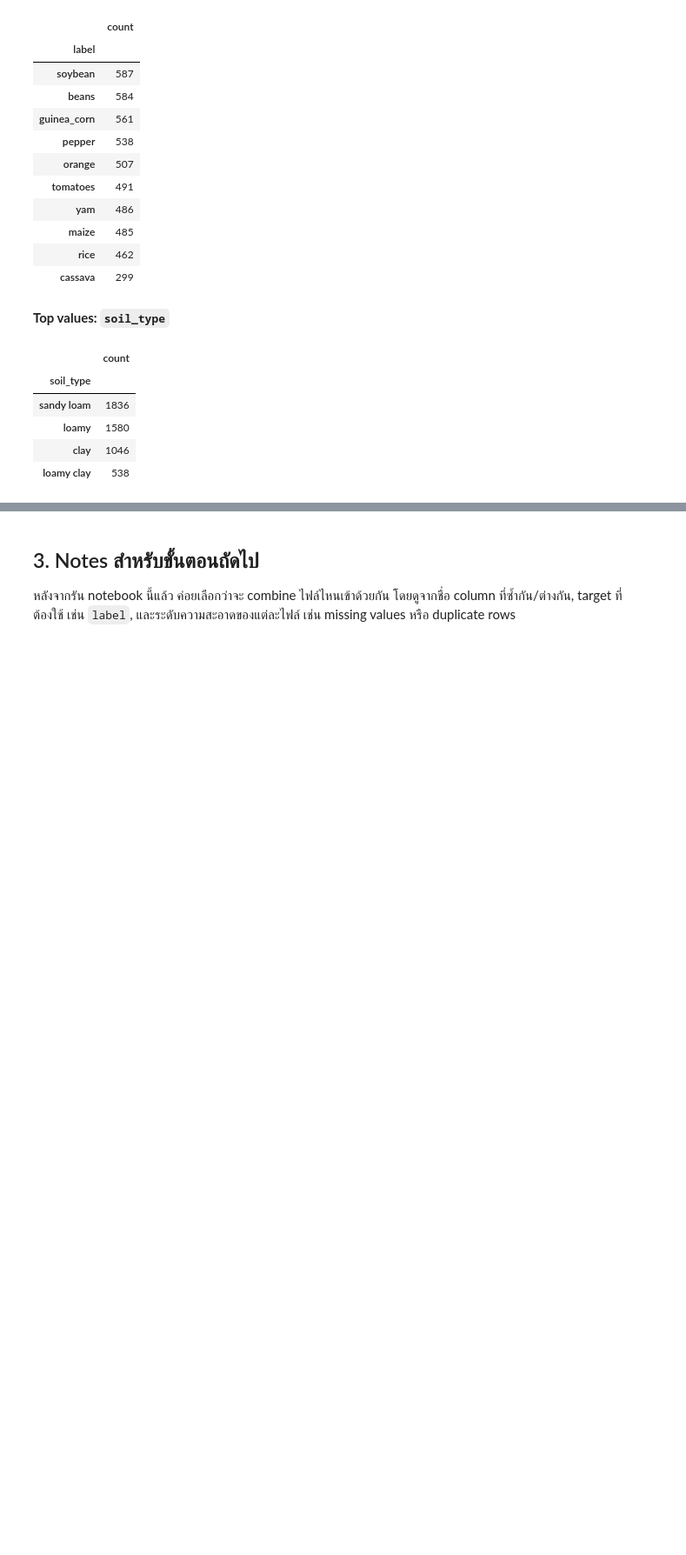
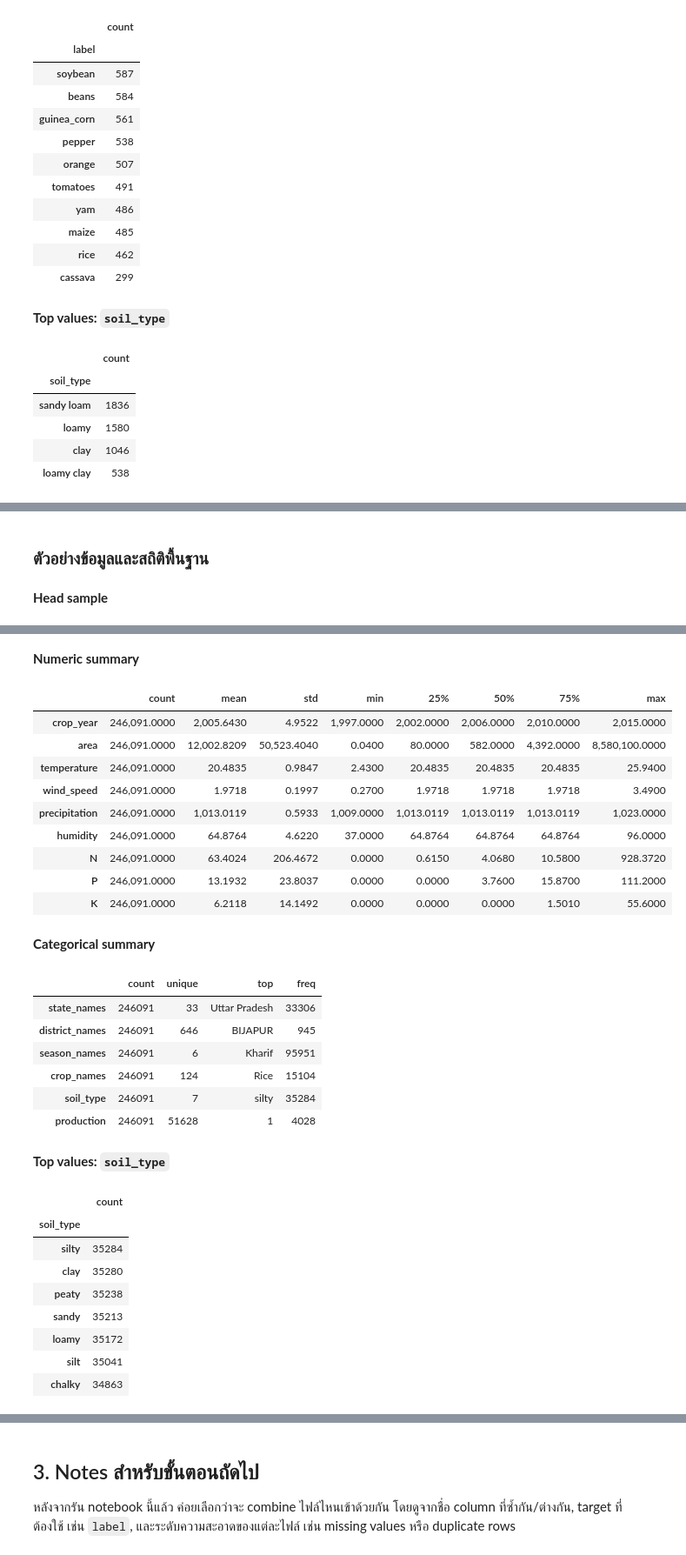
Before and after one commit to 01aptx01/crop-recommendation-system-for-smart-farming, a Jupyter notebook: eda.ipynb, the cells around one changed output, grey strips where cells are left out. Shown at 87% size. Saved outputs shown, nothing was run; the diff lists cells and outputs as text; code cells hidden in the pictures; blank space fills up the shorter version.

```diff
--- a/eda.ipynb
+++ b/eda.ipynb
@@ -922,0 +970,6 @@ display_samples_and_stats(df_09)
+# %%
+# File 10: ดูตัวอย่างข้อมูลและสถิติพื้นฐาน
+display_samples_and_stats(df_10)
+# %% [output]
+### ตัวอย่างข้อมูลและสถิติพื้นฐาน
+**Head sample**
@@ -922,0 +982,29 @@ display_samples_and_stats(df_09)
+**Numeric summary**
+|  | count | mean | std | min | 25% | 50% | 75% | max |
+| crop_year | 246,091.0000 | 2,005.6430 | 4.9522 | 1,997.0000 | 2,002.0000 | 2,006.0000 | 2,010.0000 | 2,015.0000 |
+| area | 246,091.0000 | 12,002.8209 | 50,523.4040 | 0.0400 | 80.0000 | 582.0000 | 4,392.0000 | 8,580,100.0000 |
+| temperature | 246,091.0000 | 20.4835 | 0.9847 | 2.4300 | 20.4835 | 20.4835 | 20.4835 | 25.9400 |
+| wind_speed | 246,091.0000 | 1.9718 | 0.1997 | 0.2700 | 1.9718 | 1.9718 | 1.9718 | 3.4900 |
+| precipitation | 246,091.0000 | 1,013.0119 | 0.5933 | 1,009.0000 | 1,013.0119 | 1,013.0119 | 1,013.0119 | 1,023.0000 |
+| humidity | 246,091.0000 | 64.8764 | 4.6220 | 37.0000 | 64.8764 | 64.8764 | 64.8764 | 96.0000 |
+| N | 246,091.0000 | 63.4024 | 206.4672 | 0.0000 | 0.6150 | 4.0680 | 10.5800 | 928.3720 |
+| P | 246,091.0000 | 13.1932 | 23.8037 | 0.0000 | 0.0000 | 3.7600 | 15.8700 | 111.2000 |
+| K | 246,091.0000 | 6.2118 | 14.1492 | 0.0000 | 0.0000 | 0.0000 | 1.5010 | 55.6000 |
+**Categorical summary**
+|  | count | unique | top | freq |
+| state_names | 246091 | 33 | Uttar Pradesh | 33306 |
+| district_names | 246091 | 646 | BIJAPUR | 945 |
+| season_names | 246091 | 6 | Kharif | 95951 |
+| crop_names | 246091 | 124 | Rice | 15104 |
+| soil_type | 246091 | 7 | silty | 35284 |
+| production | 246091 | 51628 | 1 | 4028 |
+**Top values: `soil_type`**
+|  | count |
+| soil_type |  |
+| silty | 35284 |
+| clay | 35280 |
+| peaty | 35238 |
+| sandy | 35213 |
+| loamy | 35172 |
+| silt | 35041 |
+| chalky | 34863 |
```
Also changed, not shown: parts of 5 cells of this notebook, 2 other files.
